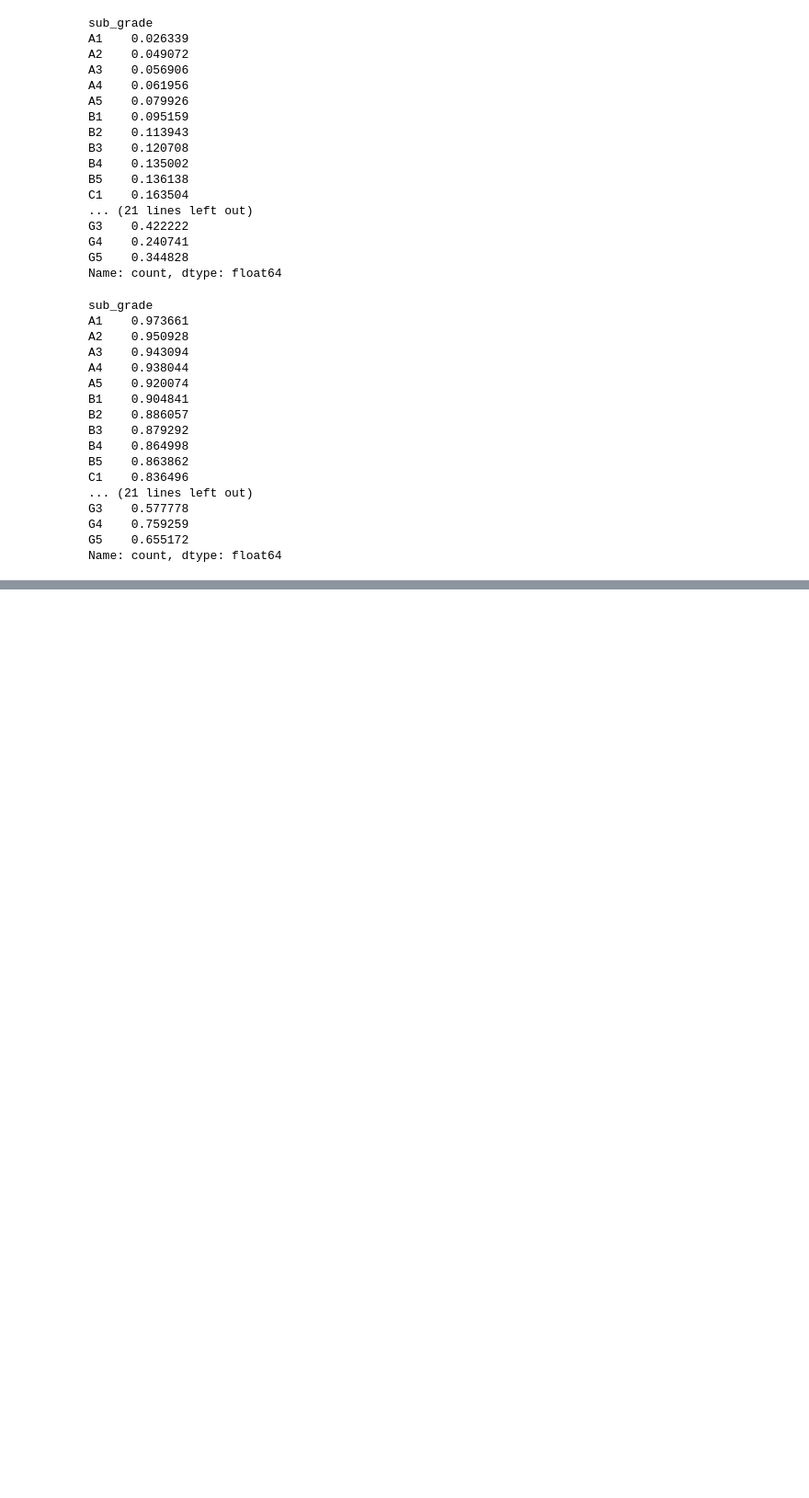
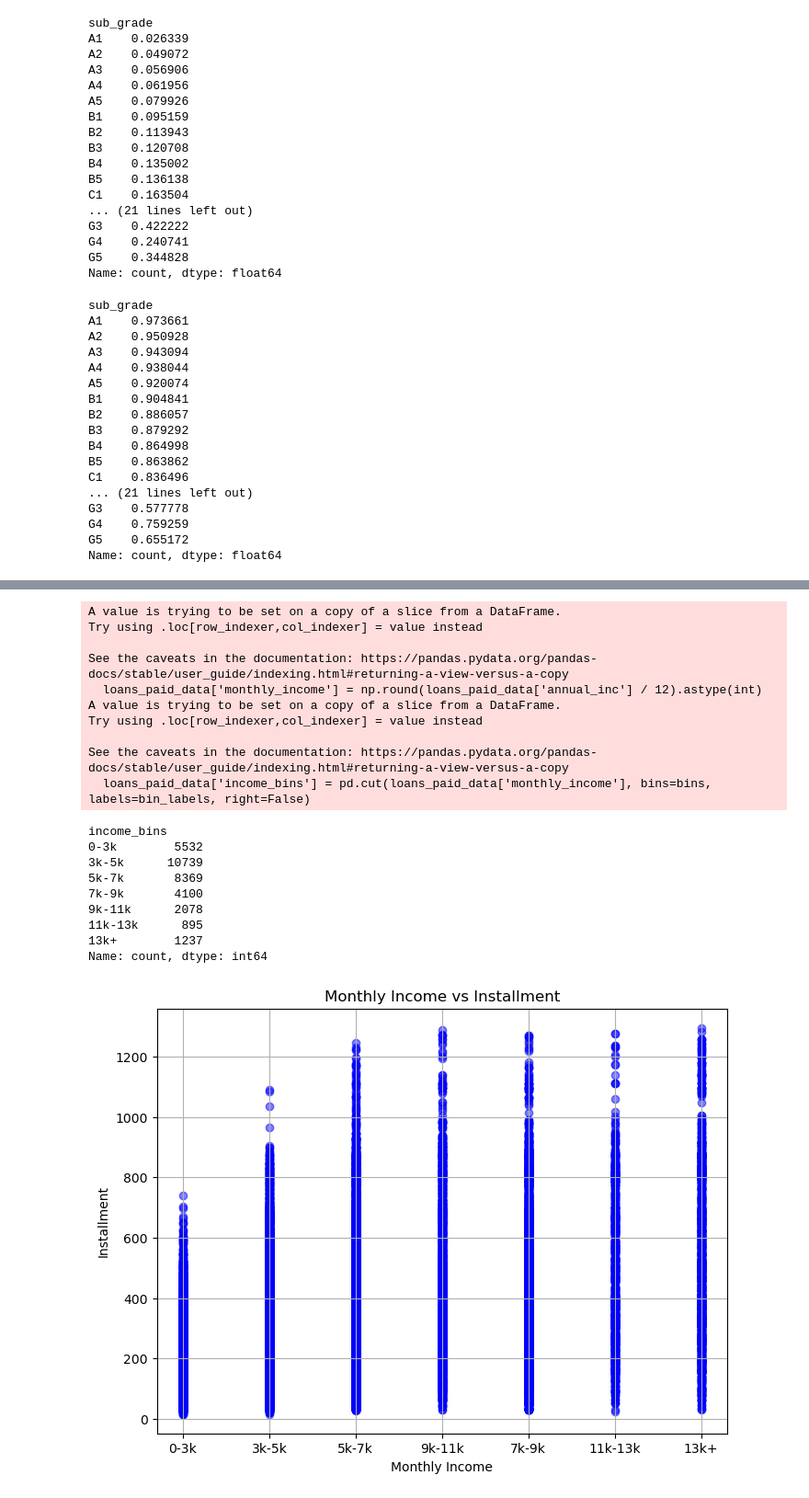
Before and after one commit to Rawoof821/LendingclubCaseStudy, a Jupyter notebook: Neha_Rawoof_LendingCaseStudy.ipynb, the cells around one changed output, grey strips where cells are left out. Shown: that part at 92% size. Drawn from its saved outputs; the diff is of its cells as text; code cells hidden in the pictures; blank space fills up the shorter version.

```diff
--- a/Neha_Rawoof_LendingCaseStudy.ipynb
+++ b/Neha_Rawoof_LendingCaseStudy.ipynb
@@ -1107,0 +1156,50 @@ Name: count, dtype: float64
+# %%
+# Analyzing monthly income vs installment for 'loans_paid_data'
+loans_paid_data['monthly_income'] = np.round(loans_paid_data['annual_inc'] / 12).astype(int)
+loans_paid_data['monthly_income'].value_counts()
+
+# Define the bins
+bins = [0, 3000, 5000, 7000, 9000, 11000, 13000, float('inf')]
+
+# Define labels for the bins
+bin_labels = ['0-3k', '3k-5k', '5k-7k', '7k-9k', '9k-11k', '11k-13k', '13k+']
+
+# Cut the data into bins
+loans_paid_data['income_bins'] = pd.cut(loans_paid_data['monthly_income'], bins=bins, labels=bin_labels, right=False)
+
+# Count the number of records in each bin
+bin_counts = loans_paid_data['income_bins'].value_counts().sort_index()
+
+# Print or return the bin counts
+print(bin_counts)
+
+
+# Plotting monthly income vs installment for 'loans_paid_data'
+plt.figure(figsize=(8, 6))
+plt.scatter(loans_paid_data['income_bins'], loans_paid_data['installment'], color='b', alpha=0.5)
+plt.title('Monthly Income vs Installment')
+plt.xlabel('Monthly Income')
+plt.ylabel('Installment')
+plt.grid(True)
+plt.show()
+# %% [output]
+A value is trying to be set on a copy of a slice from a DataFrame.
+Try using .loc[row_indexer,col_indexer] = value instead
+
+See the caveats in the documentation: https://pandas.pydata.org/pandas-docs/stable/user_guide/indexing.html#returning-a-view-versus-a-copy
+  loans_paid_data['monthly_income'] = np.round(loans_paid_data['annual_inc'] / 12).astype(int)
+A value is trying to be set on a copy of a slice from a DataFrame.
+Try using .loc[row_indexer,col_indexer] = value instead
+
+See the caveats in the documentation: https://pandas.pydata.org/pandas-docs/stable/user_guide/indexing.html#returning-a-view-versus-a-copy
+  loans_paid_data['income_bins'] = pd.cut(loans_paid_data['monthly_income'], bins=bins, labels=bin_labels, right=False)
+income_bins
+0-3k        5532
+3k-5k      10739
+5k-7k       8369
+7k-9k       4100
+9k-11k      2078
+11k-13k      895
+13k+        1237
+Name: count, dtype: int64
+[figure, added]
```
Also changed, not shown: parts of 6 cells of this notebook.
